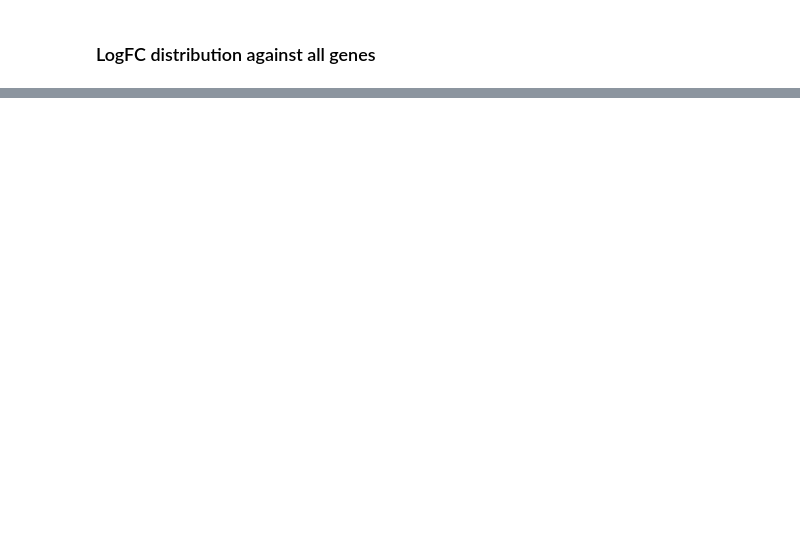
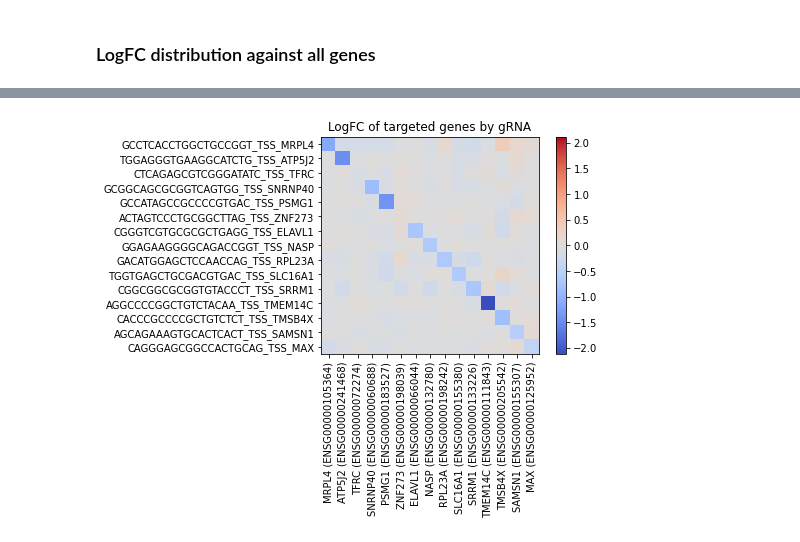
Before and after one commit to lingfeiwang/normalisr, a Jupyter notebook: examples/GSE120861/code/notebook_highmoi.ipynb, the cells around one changed output, grey strips where cells are left out. Cells and saved outputs as stored; diff of their text form; code cells hidden in the pictures; blank space fills up the shorter version.

```diff
--- a/examples/GSE120861/code/notebook_highmoi.ipynb
+++ b/examples/GSE120861/code/notebook_highmoi.ipynb
@@ -121,0 +172,11 @@ plt.legend();
+# %%
+dy=lfc[gs[1]][:,q]
+vmax=np.abs(dy).max()
+vmin=-vmax
+plt.imshow(dy,cmap='coolwarm',vmin=vmin,vmax=vmax);
+plt.xticks(ticks=np.arange(len(qnames)),labels=qnames,rotation=90);
+plt.yticks(ticks=np.arange(len(gs[1])),labels=g[gs[1]]);
+plt.colorbar();
+plt.title('LogFC of targeted genes by gRNA');
+# %% [output]
+[figure, added]
```
Also changed, not shown: parts of 8 cells of this notebook, 24 other files.
